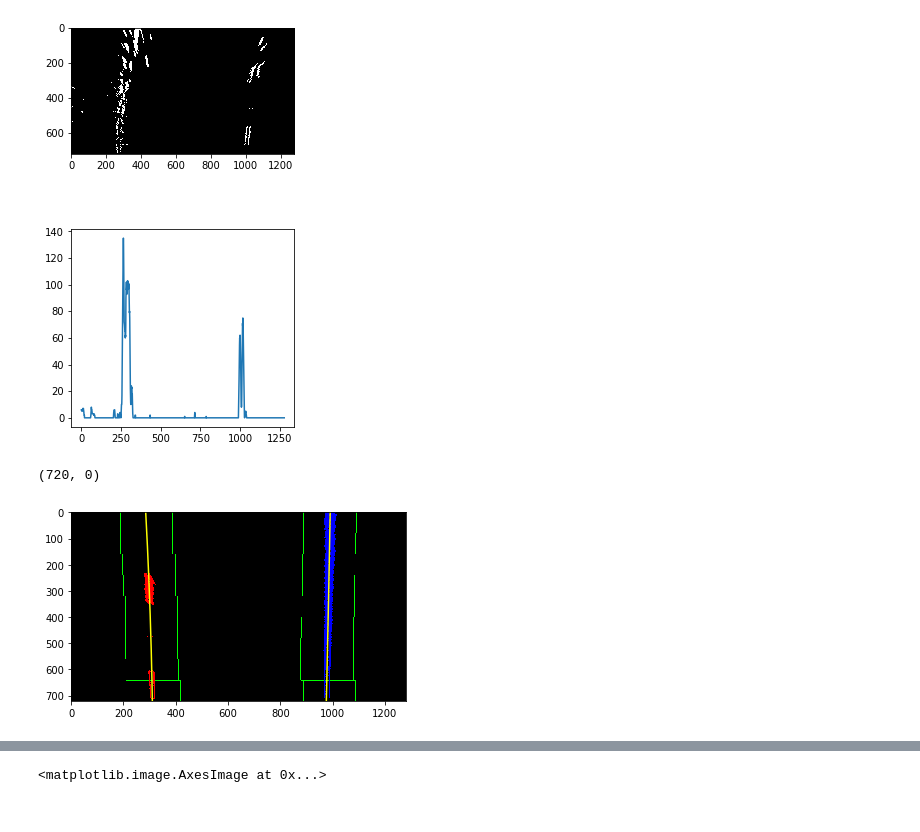
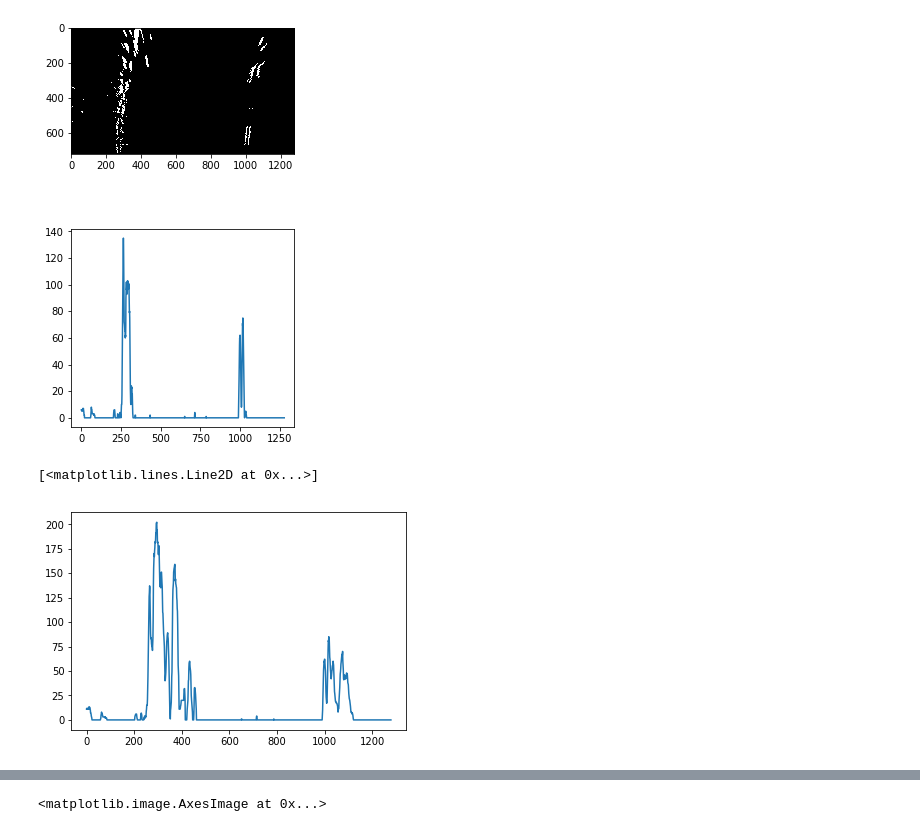
Before and after one commit to lizhang101/CarND, a Jupyter notebook: CarND-Advanced-Lane-Lines/find_lane_lines.ipynb, the cells around one changed output, grey strips where cells are left out. Cells and saved outputs as stored; diff of their text form; code cells hidden in the pictures.

```diff
--- a/CarND-Advanced-Lane-Lines/find_lane_lines.ipynb
+++ b/CarND-Advanced-Lane-Lines/find_lane_lines.ipynb
@@ -331,3 +331,11 @@ axs[1].plot(histogram)
 # %% [output]
 [<matplotlib.lines.Line2D at 0x...>]
 [figure]
+# %%
+img=comb
+#histogram = np.sum(img[img.shape[0]//2:,:], axis=0)
+histogram = np.sum(img[:,:], axis=0)
+plt.plot(histogram)
+# %% [output]
+[<matplotlib.lines.Line2D at 0x...>]
+[figure, added]
@@ -406,16 +426,21 @@ right_fit = np.polyfit(righty, rightx, 2)
 # %%
-# Generate x and y values for plotting
-ploty = np.linspace(0, binary_warped.shape[0]-1, binary_warped.shape[0] )
-left_fitx = left_fit[0]*ploty**2 + left_fit[1]*ploty + left_fit[2]
-right_fitx = right_fit[0]*ploty**2 + right_fit[1]*ploty + right_fit[2]
+def visualize_full_search(binary_warped, left_fit, right_fit, left_windows, right_windows, points):
+    mask_img = np.dstack((binary_warped, binary_warped, binary_warped))*0
+    # Draw the windows on the visualization image
+    for w in left_windows:
+        cv2.rectangle(mask_img,w[0], w[1], (0,255,0), 5)
+    for w in right_windows:
+        cv2.rectangle(mask_img,w[0], w[1], (0,255,0), 5)
 
-out_img[nonzeroy[left_lane_inds], nonzerox[left_lane_inds]] = [255, 0, 0]
-out_img[nonzeroy[right_lane_inds], nonzerox[right_lane_inds]] = [0, 0, 255]
-plt.imshow(out_img)
-plt.plot(left_fitx, ploty, color='yellow')
-plt.plot(right_fitx, ploty, color='yellow')
-plt.xlim(0, 1280)
-plt.ylim(720, 0)
+    ploty = np.linspace(0, binary_warped.shape[0]-1, binary_warped.shape[0] )
+    left_fitx = left_fit[0]*ploty**2 + left_fit[1]*ploty + left_fit[2]
+    right_fitx = right_fit[0]*ploty**2 + right_fit[1]*ploty + right_fit[2]
+    lx,ly,rx,ry = points
+
+    mask_img[ly, lx] = [255, 0, 0]
+    mask_img[ry, rx] = [0, 0, 255]
+    plt.imshow(mask_img)
+    plt.plot(left_fitx, ploty, color='yellow')
+    plt.plot(right_fitx, ploty, color='yellow')
+    plt.xlim(0, 1280)
+    plt.ylim(720, 0)
-# %% [output]
-(720, 0)
-[figure, removed]
```
Also changed, not shown: parts of 9 cells of this notebook.
